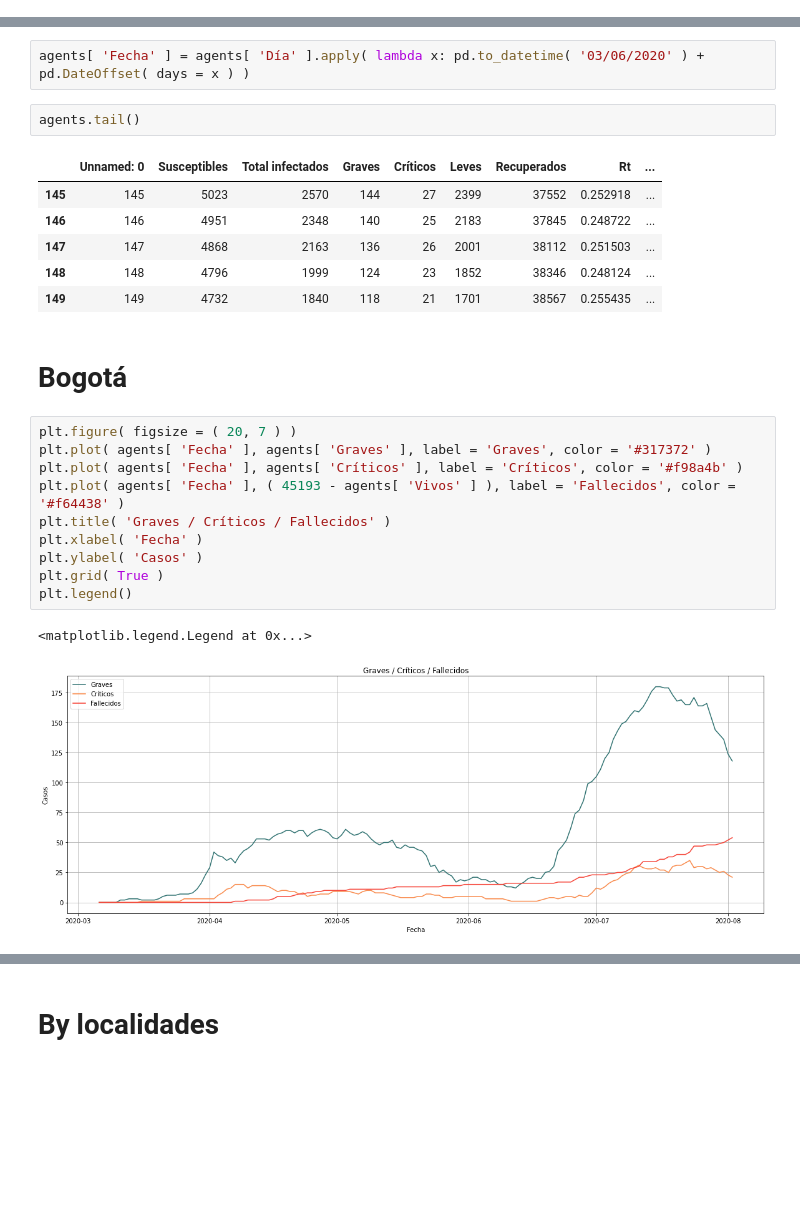
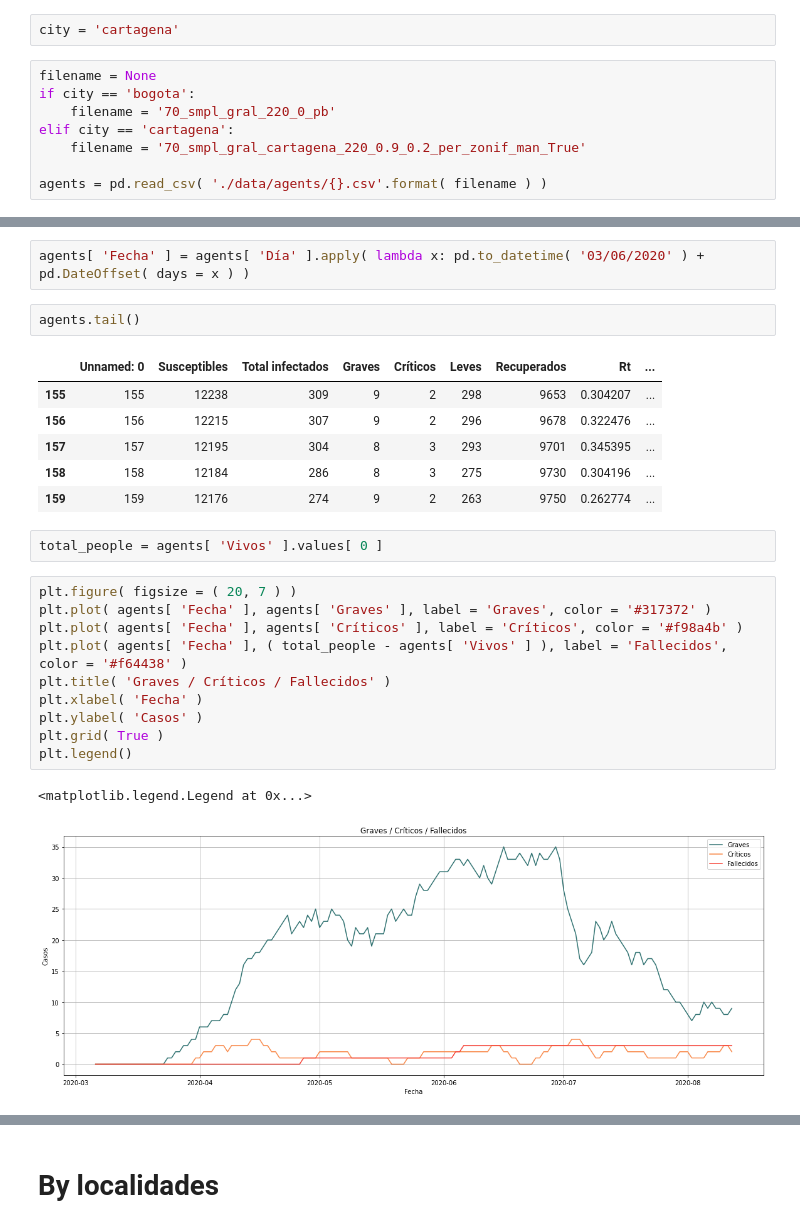
Before and after one commit to andrespd1/siscovid, a Jupyter notebook: Agents.ipynb, the cells around one changed output, grey strips where cells are left out. Drawn from its saved outputs; the diff is of its cells as text; blank space fills up the shorter version.

Commit message:
Improving agents viz for embed in website

```diff
--- a/Agents.ipynb
+++ b/Agents.ipynb
@@ -60,3 +29,13 @@ agents = pd.read_csv( './data/agents/70_smpl_gral_220_0_pb.csv' )
+# %%
+city = 'cartagena'
+# %%
+filename = None
+if city == 'bogota':
+    filename = '70_smpl_gral_220_0_pb'
+elif city == 'cartagena':
+    filename = '70_smpl_gral_cartagena_220_0.9_0.2_per_zonif_man_True'
+
+agents = pd.read_csv( './data/agents/{}.csv'.format( filename ) )
 # %%
 agents.shape
 # %% [output]
@@ -87,25 +66,25 @@ agents[ 'Fecha' ] = agents[ 'Día' ].apply( lambda x: pd.to_datetime( '03/06/202
 agents.tail()
 # %% [output]
 |  | Unnamed: 0 | Susceptibles | Total infectados | Graves | Críticos | Leves | Recuperados | Rt | ... |
-| 145 | 145 | 5023 | 2570 | 144 | 27 | 2399 | 37552 | 0.252918 | ... |
-| 146 | 146 | 4951 | 2348 | 140 | 25 | 2183 | 37845 | 0.248722 | ... |
-| 147 | 147 | 4868 | 2163 | 136 | 26 | 2001 | 38112 | 0.251503 | ... |
-| 148 | 148 | 4796 | 1999 | 124 | 23 | 1852 | 38346 | 0.248124 | ... |
-| 149 | 149 | 4732 | 1840 | 118 | 21 | 1701 | 38567 | 0.255435 | ... |
+| 155 | 155 | 12238 | 309 | 9 | 2 | 298 | 9653 | 0.304207 | ... |
+| 156 | 156 | 12215 | 307 | 9 | 2 | 296 | 9678 | 0.322476 | ... |
+| 157 | 157 | 12195 | 304 | 8 | 3 | 293 | 9701 | 0.345395 | ... |
+| 158 | 158 | 12184 | 286 | 8 | 3 | 275 | 9730 | 0.304196 | ... |
+| 159 | 159 | 12176 | 274 | 9 | 2 | 263 | 9750 | 0.262774 | ... |
-# %% [markdown]
-# Bogotá
+# %%
+total_people = agents[ 'Vivos' ].values[ 0 ]
 # %%
 plt.figure( figsize = ( 20, 7 ) )
 plt.plot( agents[ 'Fecha' ], agents[ 'Graves' ], label = 'Graves', color = '#317372' )
 plt.plot( agents[ 'Fecha' ], agents[ 'Críticos' ], label = 'Críticos', color = '#f98a4b' )
-plt.plot( agents[ 'Fecha' ], ( 45193 - agents[ 'Vivos' ] ), label = 'Fallecidos', color = '#f64438' )
+plt.plot( agents[ 'Fecha' ], ( total_people - agents[ 'Vivos' ] ), label = 'Fallecidos', color = '#f64438' )
 plt.title( 'Graves / Críticos / Fallecidos' )
 plt.xlabel( 'Fecha' )
 plt.ylabel( 'Casos' )
 plt.grid( True )
 plt.legend()
 # %% [output]
 <matplotlib.legend.Legend at 0x...>
-[figure, old version]
+[figure, new version]
 # %%
 plt.figure( figsize = ( 20, 7 ) )
```
Also changed, not shown: parts of 31 cells of this notebook, 24 other files.
